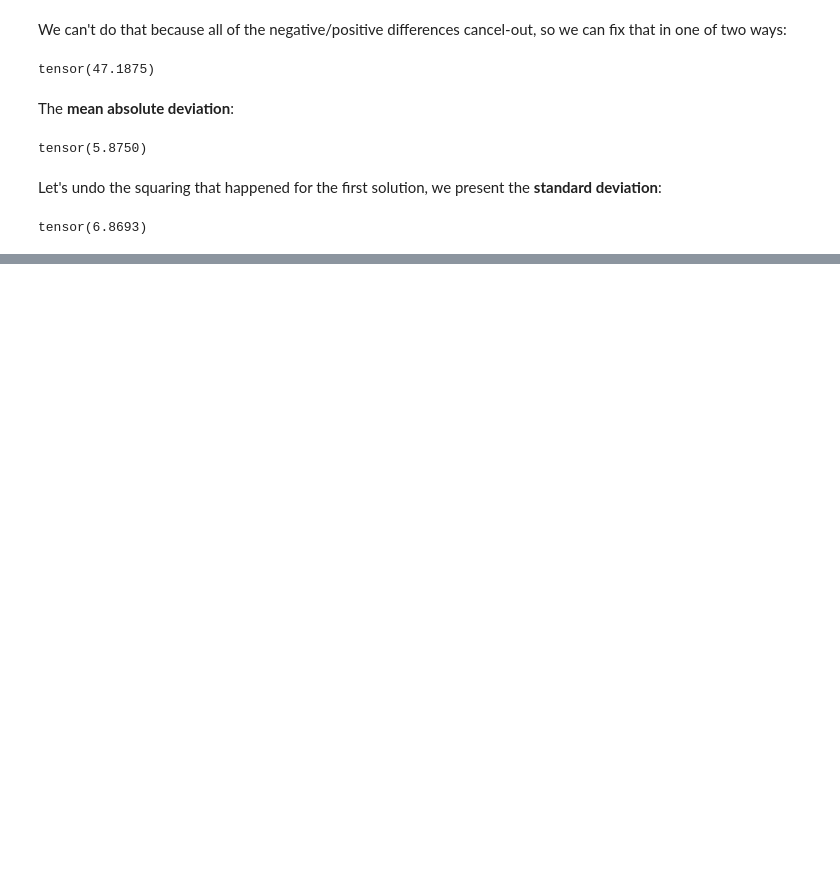
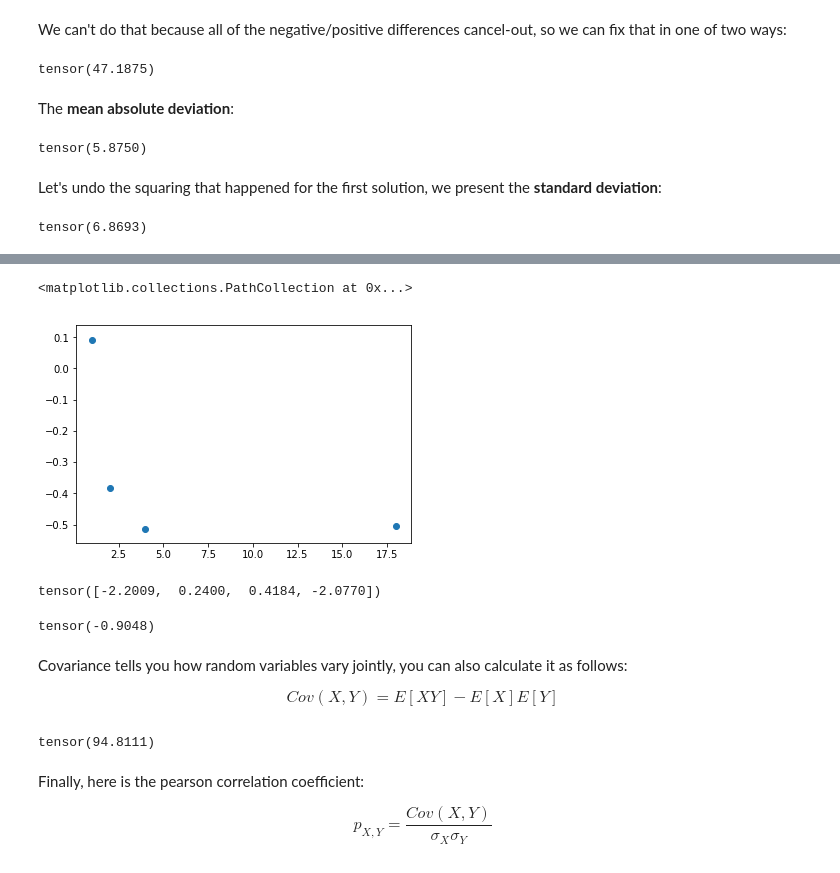
Before and after one commit to Akramz/Impractical-DL, a Jupyter notebook: 02.ipynb, the cells around one changed output, grey strips where cells are left out. Saved outputs shown, nothing was run; the diff lists cells and outputs as text; code cells hidden in the pictures; blank space fills up the shorter version.

```diff
--- a/02.ipynb
+++ b/02.ipynb
@@ -429,0 +479,29 @@ Because of the squaring mechanism, standard deviation is more sensitive to outli
+# %%
+v = torch.randn_like(t)
+# %%
+plt.scatter(t, v)
+# %% [output]
+<matplotlib.collections.PathCollection at 0x...>
+[figure, added]
+# %%
+prod = (t-t.mean())*(v-v.mean())
+prod
+# %% [output]
+tensor([-2.2009,  0.2400,  0.4184, -2.0770])
+# %%
+prod.mean()
+# %% [output]
+tensor(-0.9048)
+# %% [markdown]
+Covariance tells you how random variables vary jointly, you can also calculate it as follows:
+
+$$Cov(X,Y)=E[XY]-E[X]E[Y]$$
+# %%
+cov = (t*u).mean() - (t.mean()*u.mean())
+cov
+# %% [output]
+tensor(94.8111)
+# %% [markdown]
+Finally, here is the pearson correlation coefficient:
+
+$$p_{X,Y}=\frac{Cov(X,Y)}{\sigma_{X}\sigma_{Y}}$$
```
Also changed, not shown: parts of 16 cells of this notebook.
